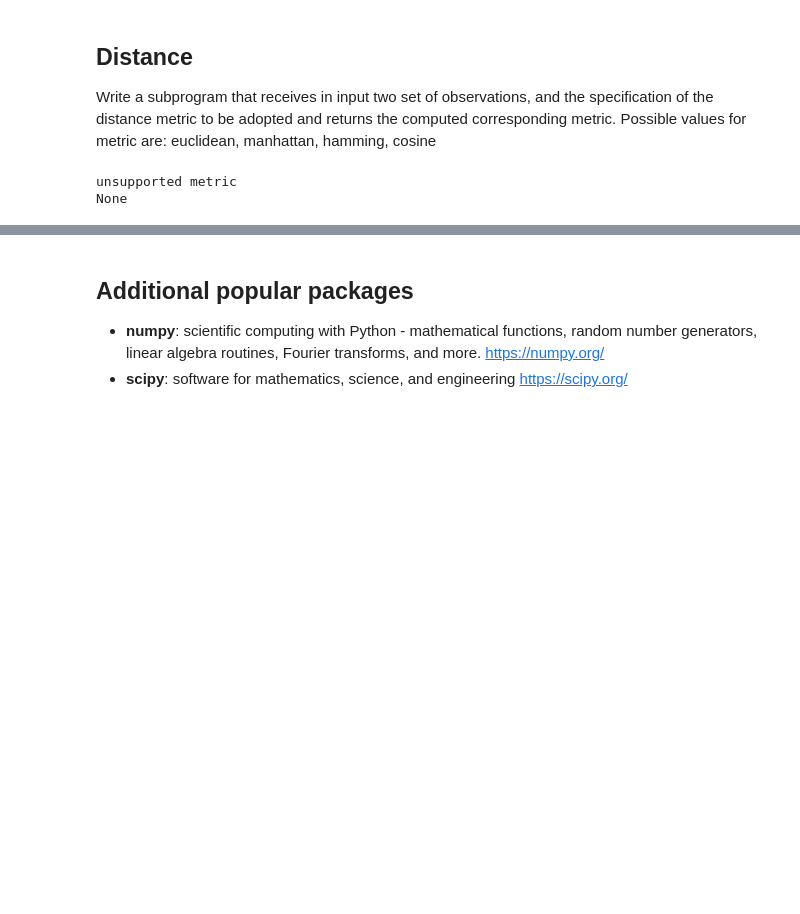
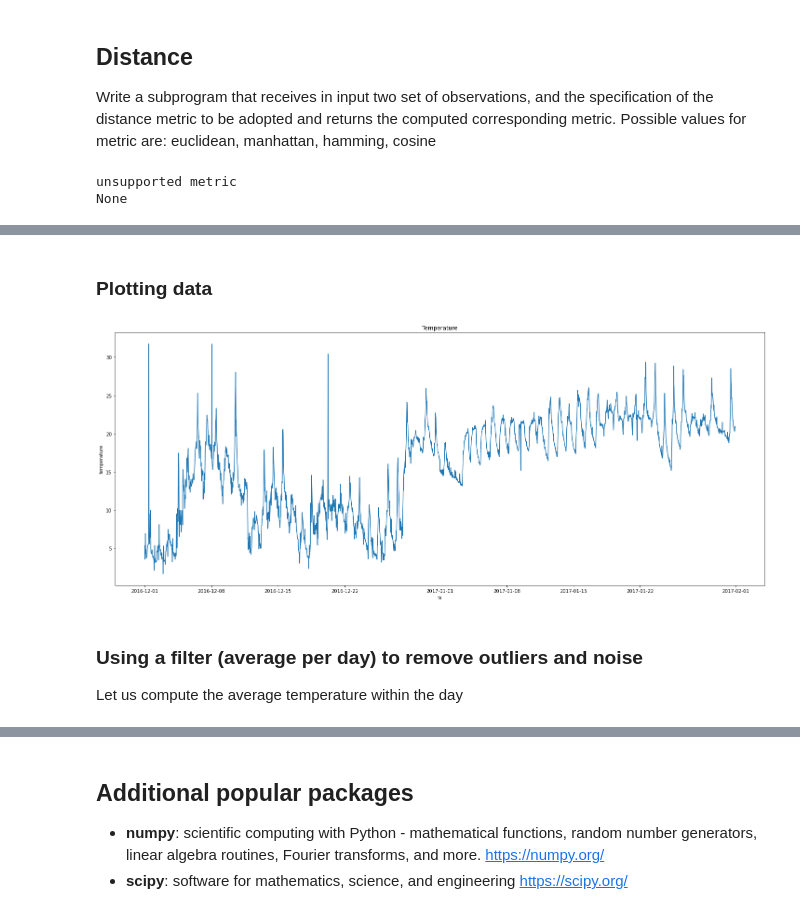
Before and after one commit to cbolk/CS2020-21, a Jupyter notebook: Lesson8.ipynb, the cells around one changed output, grey strips where cells are left out. Saved outputs shown, nothing was run; the diff lists cells and outputs as text; code cells hidden in the pictures; blank space fills up the shorter version.

```diff
--- a/Lesson8.ipynb
+++ b/Lesson8.ipynb
@@ -159,0 +240,15 @@ None
+# %%
+ds = pd.DataFrame()
+ts = fday
+while (ts <= lday):
+    # ts is equal to 01/12/2016 00:00
+    rows = df.loc[df.timestamp == ts, ['temperature']]
+    nreadings = len(rows)
+    if nreadings == 1:     #if there is one readings, take it
+        ds = ds.append([[ts, rows.iloc[0].temperature]])
+    elif nreadings > 1:   #too many readings
+        ds = ds.append([[ts, rows.temperature.mean()]])
+    else: # no readings
+        ds = ds.append([[ts, np.nan]])
+    ts = ts + datetime.timedelta(0, SAMPLEFREQ)  #next timestamp
+ds = ds.rename(columns={0: "ts", 1: "temperature"})
@@ -159,0 +257,13 @@ None
+# %%
+ts_index = pd.date_range(fday, lday, freq='30min')
+dst = pd.DataFrame(ts_index, columns=['ts'])
+nrows = len(dst)
+dst['temperature'] = np.nan
+for i in range(0, nrows):
+    rows = df.loc[df.timestamp == dst.iloc[i].ts, ['temperature']]
+    nreadings = len(rows)
+    if nreadings == 1:     #if there is one readings, take it
+        dst.at[i,'temperature'] = rows.iloc[0].temperature
+    elif nreadings > 1:   #too many readings
+        dst.at[i,'temperature'] = rows.temperature.mean()
+#aa.reindex(ts_index)
@@ -159,0 +297,11 @@ None
+# %% [markdown]
+### Plotting data
+# %%
+plt.figure(figsize=(25, 10))
+sns.lineplot(x="ts", y="temperature", data=dst).set_title('Temperature')
+plt.show()
+# %% [output]
+[figure, added]
+# %% [markdown]
+### Using a filter (average per day) to remove outliers and noise
+Let us compute the average temperature within the day
```
Also changed, not shown: parts of 30 cells of this notebook, 3 other files.
